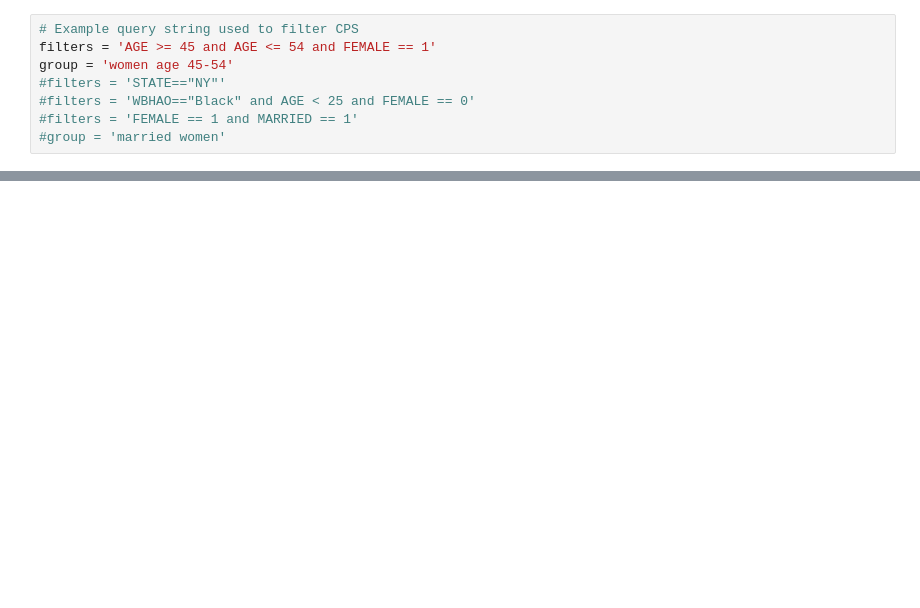
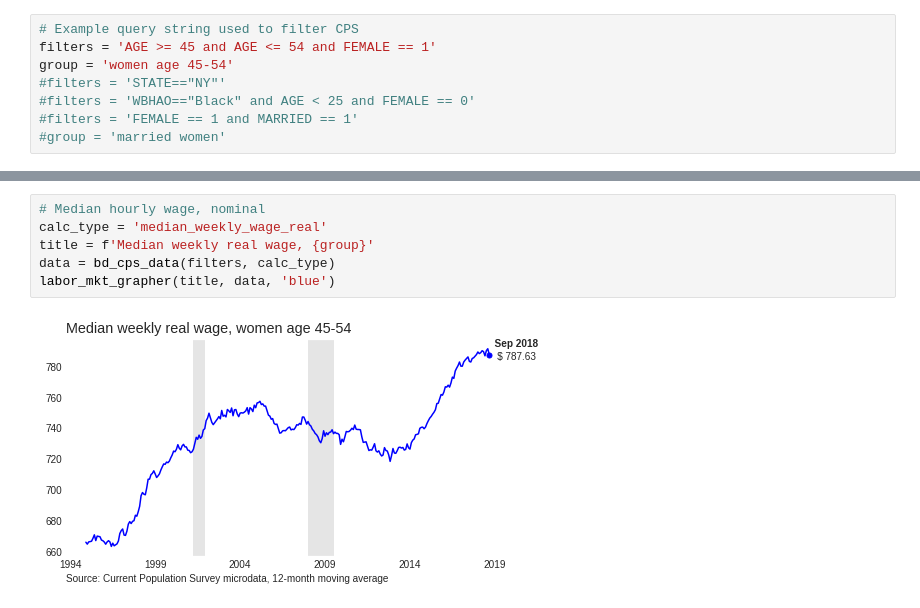
Before and after one commit to bdecon/econ_data, a Jupyter notebook: bd_CPS/bd_CPS_grapher.ipynb, the cells around one changed output, grey strips where cells are left out. Cells and saved outputs as stored; diff of their text form; blank space fills up the shorter version.

```diff
--- a/bd_CPS/bd_CPS_grapher.ipynb
+++ b/bd_CPS/bd_CPS_grapher.ipynb
@@ -287,0 +326,8 @@ labor_mkt_grapher(title, data, 'black')
+# %%
+# Median hourly wage, nominal
+calc_type = 'median_weekly_wage_real'
+title = f'Median weekly real wage, {group}'
+data = bd_cps_data(filters, calc_type)
+labor_mkt_grapher(title, data, 'blue')
+# %% [output]
+[figure, added]
```
Also changed, not shown: parts of 14 cells of this notebook, 5 other files.
